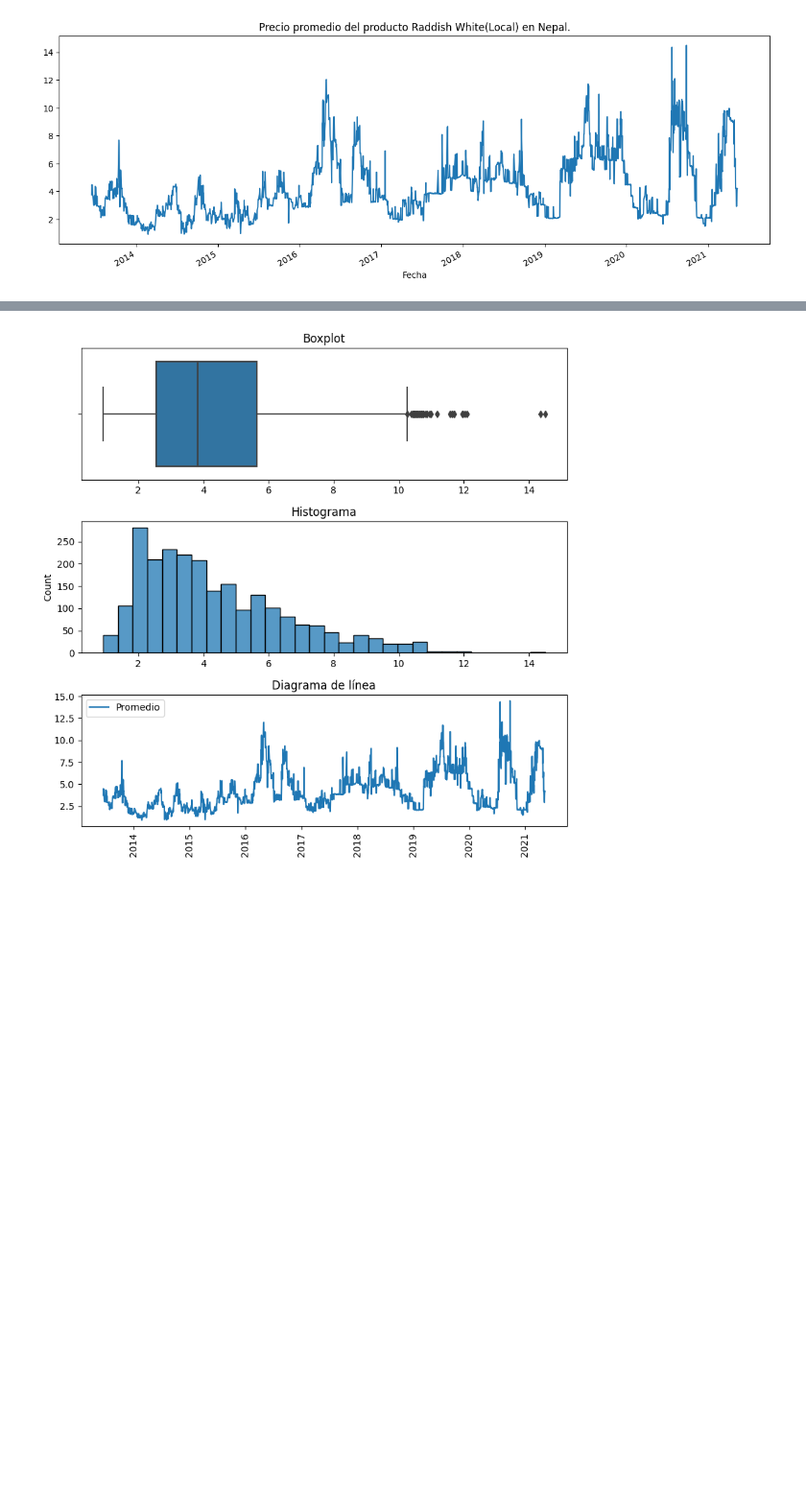
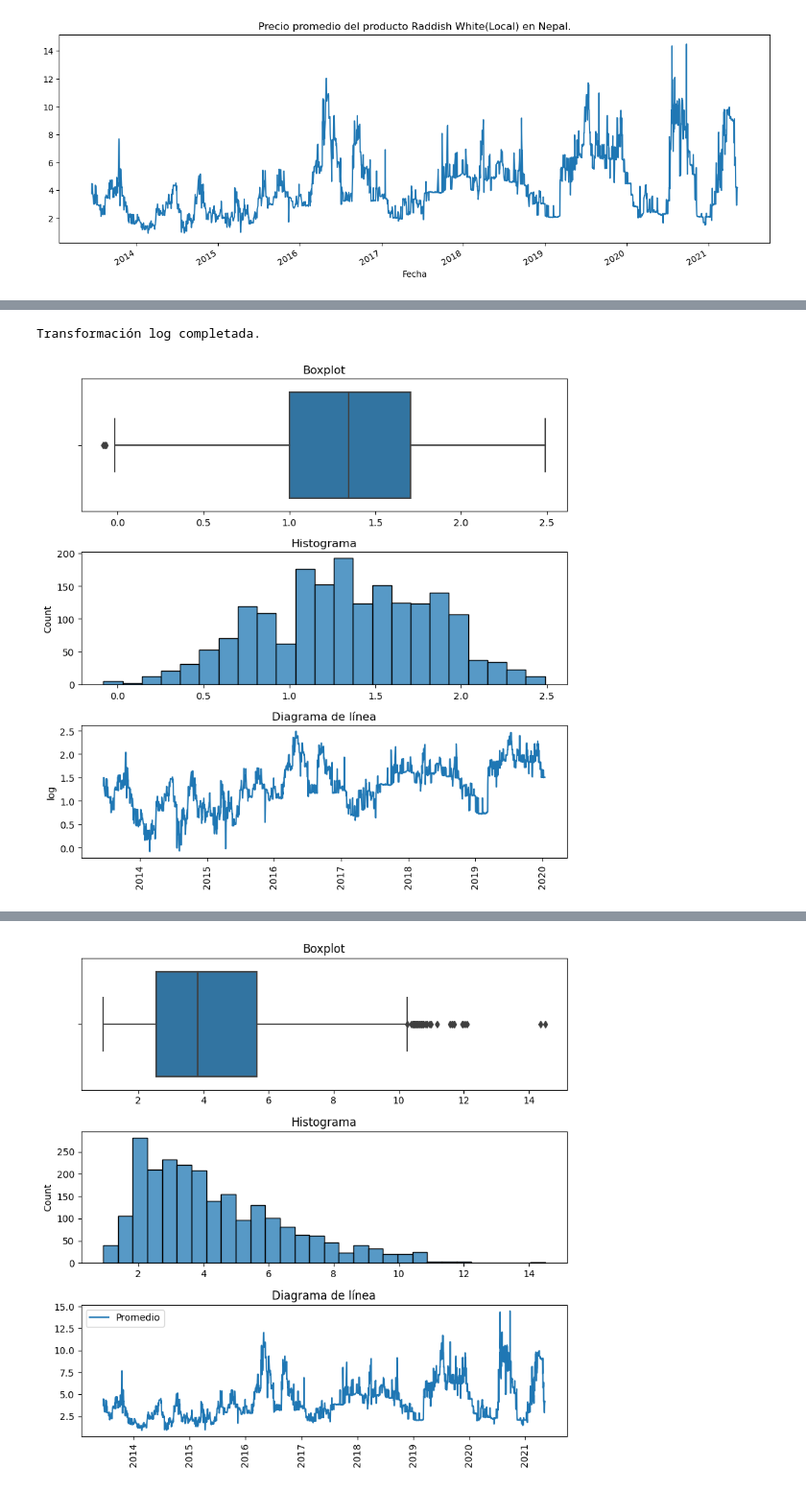
Before and after one commit to paucardenasg/Proyecto_MNLP, a Jupyter notebook: Proyecto_Final.ipynb, the cells around one changed output, grey strips where cells are left out. Shown at 96% size. Saved outputs shown, nothing was run; the diff lists cells and outputs as text; code cells hidden in the pictures; blank space fills up the shorter version.

```diff
--- a/Proyecto_Final.ipynb
+++ b/Proyecto_Final.ipynb
@@ -253,0 +246,5 @@ plt.show()
+# %%
+train = ts.transform_series(train, 'log', plot=True)
+# %% [output]
+Transformación log completada.
+[figure, added]
```
Also changed, not shown: parts of 42 cells of this notebook.
